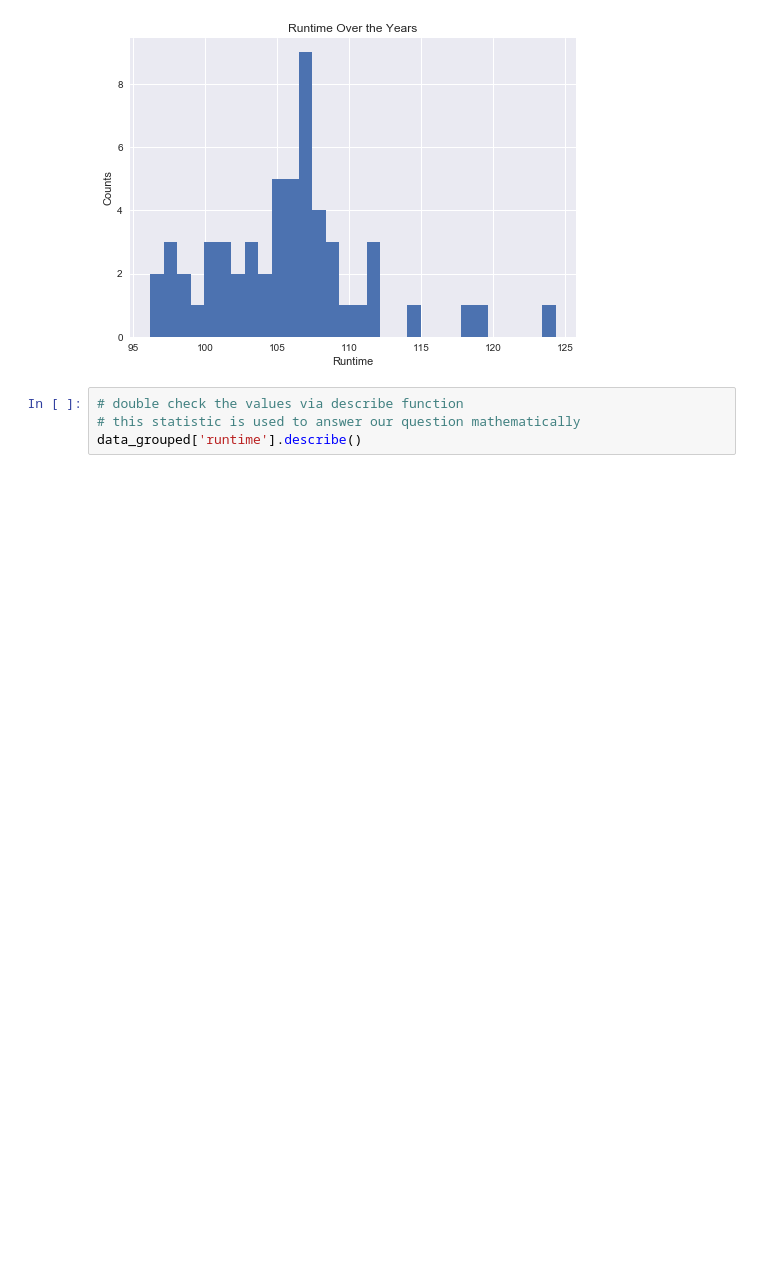
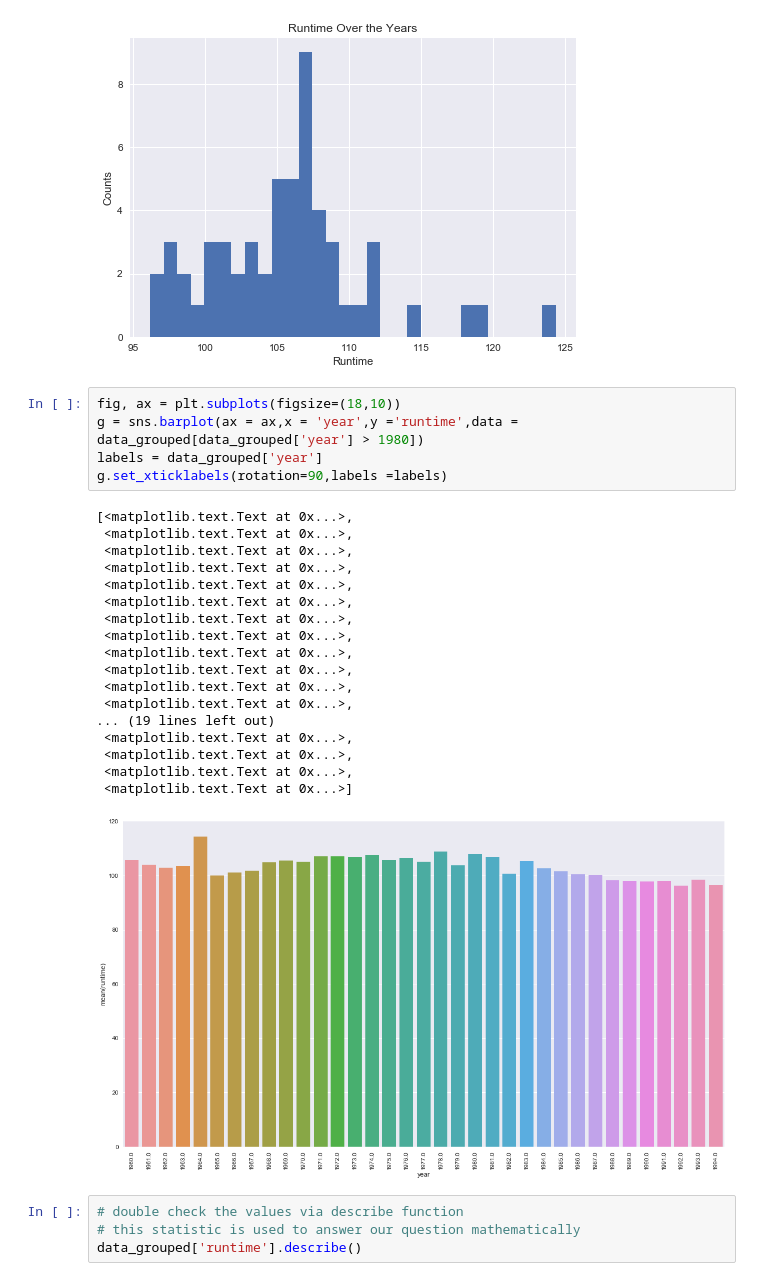
Before and after one commit to johirbuet/TMDBDataAnalysis, a Jupyter notebook: InvestigateTMDBData.ipynb, the cells around one changed output. Cells and saved outputs as stored; diff of their text form; blank space fills up the shorter version.

```diff
--- a/InvestigateTMDBData.ipynb
+++ b/InvestigateTMDBData.ipynb
@@ -299,6 +326,30 @@ plt.ylabel('Counts')
 plt.title('Runtime Over the Years');
 # %% [output]
 [figure]
+# %%
+fig, ax = plt.subplots(figsize=(18,10))
+g = sns.barplot(ax = ax,x = 'year',y ='runtime',data = data_grouped[data_grouped['year'] > 1980])
+labels = data_grouped['year']
+g.set_xticklabels(rotation=90,labels =labels)
+# %% [output]
+[<matplotlib.text.Text at 0x...>,
+ <matplotlib.text.Text at 0x...>,
+ <matplotlib.text.Text at 0x...>,
+ <matplotlib.text.Text at 0x...>,
+ <matplotlib.text.Text at 0x...>,
+ <matplotlib.text.Text at 0x...>,
+ <matplotlib.text.Text at 0x...>,
+ <matplotlib.text.Text at 0x...>,
+ <matplotlib.text.Text at 0x...>,
+ <matplotlib.text.Text at 0x...>,
+ <matplotlib.text.Text at 0x...>,
+ <matplotlib.text.Text at 0x...>,
+... (19 lines left out)
+ <matplotlib.text.Text at 0x...>,
+ <matplotlib.text.Text at 0x...>,
+ <matplotlib.text.Text at 0x...>,
+ <matplotlib.text.Text at 0x...>]
+[figure, added]
 # %%
 # double check the values via describe function
 # this statistic is used to answer our question mathematically
```
Also changed, not shown: parts of 4 cells of this notebook.
